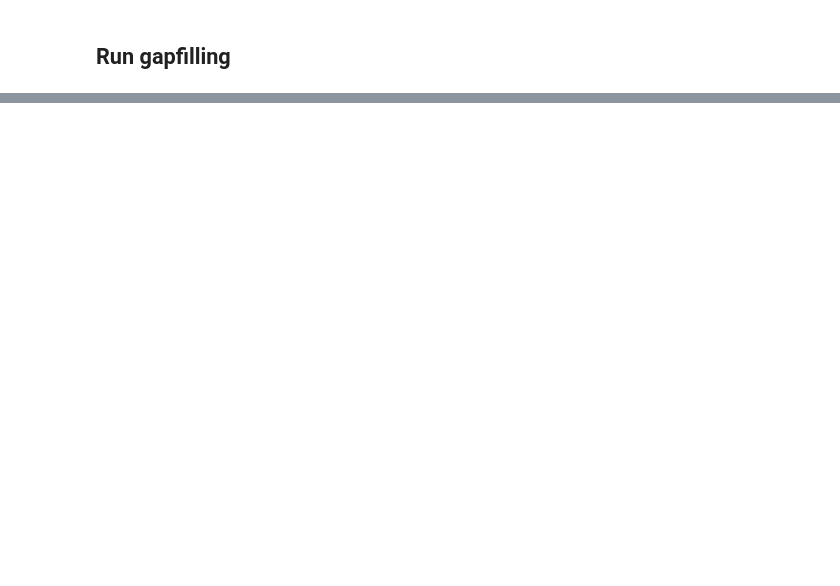
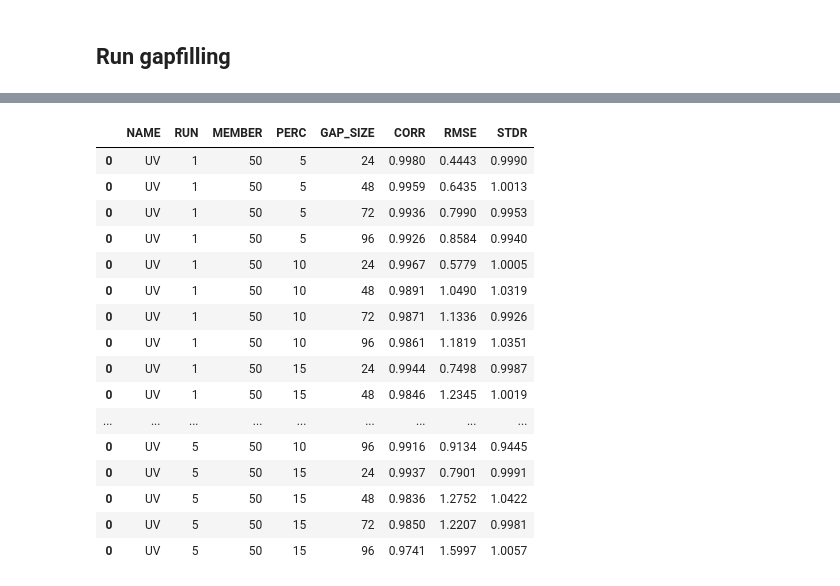
Before and after one commit to martin-wegmann/lexplore_gap_filling, a Jupyter notebook: notebooks/g2s_meteo_gapfill_august2023.ipynb, the cells around one changed output, grey strips where cells are left out. Saved outputs shown, nothing was run; the diff lists cells and outputs as text; code cells hidden in the pictures; blank space fills up the shorter version.

```diff
--- a/notebooks/g2s_meteo_gapfill_august2023.ipynb
+++ b/notebooks/g2s_meteo_gapfill_august2023.ipynb
@@ -432,9 +292,14 @@ meteo_gapped_airtc_48_10[505:1000].plot()
 # %% [markdown]
 ## Run gapfilling
 # %%
-
+percent_list=[5,10,15]
 gap_amount_list=[24,48,72,96]
 selector_list=[1,2,3,4]
 #gap_amount_list=[150]
 N = amount_member
 runs=test_runs
+
+
+columns_df=["NAME",'RUN',"MEMBER","PERC","GAP_SIZE","CORR","RMSE","STDR"]
+
+df = pd.DataFrame(columns=columns_df)
@@ -873,24 +305,0 @@ plot_MPS_ensembles(original = meteo.AirTC,
-# %%
-N = amount_member
-runs=test_runs
-# %%
-original = meteo_orig_airtc
-
-timeofday = meteo_orig_airtc.time.dt.hour.values #Ca
-
-gap_amount_list=[24,48,72,96]
-selector_list=[1,2,3,4]
-
-corr_score=[]
-rmse_score=[]
-sd_score=[]
-
-for j in range(runs):
-    gap_locations=create_gap_index(da=meteo_orig_airtc,gap_percent=11,gap_length=24)
-
-    for i in range(len(gap_amount_list)):
-        gapped_data=create_gapped_ts(da=meteo_orig_airtc,gap_locations=gap_locations,gap_length=gap_amount_list[i],selector=selector_list[i])
-        L = gapped_data.data.size
-        sin_calendar = sin_costfunction(L,daily_timesteps = 24)
-        cos_calendar = cos_costfunction(L,daily_timesteps = 24)
-        print("This is run "+str(j)+" with N="+str(N)+" and GN="+str(gap_amount_list[i]))
@@ -1122,0 +310,2 @@ print(np.asarray(rmse_score).mean(axis=0))
+# %%
+filled_data,error_df=univ_g2s(original=meteo_orig,var="AirTC",obs_in_day=24,N=N,percent_list=percent_list,gap_amount_list=gap_amount_list,selector_list=selector_list,test_runs=test_runs,df=df,csv_folder=output_folder,name="meteo")
@@ -1122,0 +330,20 @@ print(np.asarray(rmse_score).mean(axis=0))
+# %%
+error_df
+# %% [output]
+|  | NAME | RUN | MEMBER | PERC | GAP_SIZE | CORR | RMSE | STDR |
+| 0 | UV | 1 | 50 | 5 | 24 | 0.9980 | 0.4443 | 0.9990 |
+| 0 | UV | 1 | 50 | 5 | 48 | 0.9959 | 0.6435 | 1.0013 |
+| 0 | UV | 1 | 50 | 5 | 72 | 0.9936 | 0.7990 | 0.9953 |
+| 0 | UV | 1 | 50 | 5 | 96 | 0.9926 | 0.8584 | 0.9940 |
+| 0 | UV | 1 | 50 | 10 | 24 | 0.9967 | 0.5779 | 1.0005 |
+| 0 | UV | 1 | 50 | 10 | 48 | 0.9891 | 1.0490 | 1.0319 |
+| 0 | UV | 1 | 50 | 10 | 72 | 0.9871 | 1.1336 | 0.9926 |
+| 0 | UV | 1 | 50 | 10 | 96 | 0.9861 | 1.1819 | 1.0351 |
+| 0 | UV | 1 | 50 | 15 | 24 | 0.9944 | 0.7498 | 0.9987 |
+| 0 | UV | 1 | 50 | 15 | 48 | 0.9846 | 1.2345 | 1.0019 |
+| ... | ... | ... | ... | ... | ... | ... | ... | ... |
+| 0 | UV | 5 | 50 | 10 | 96 | 0.9916 | 0.9134 | 0.9445 |
+| 0 | UV | 5 | 50 | 15 | 24 | 0.9937 | 0.7901 | 0.9991 |
+| 0 | UV | 5 | 50 | 15 | 48 | 0.9836 | 1.2752 | 1.0422 |
+| 0 | UV | 5 | 50 | 15 | 72 | 0.9850 | 1.2207 | 0.9981 |
+| 0 | UV | 5 | 50 | 15 | 96 | 0.9741 | 1.5997 | 1.0057 |
```
Also changed, not shown: parts of 65 cells of this notebook.
